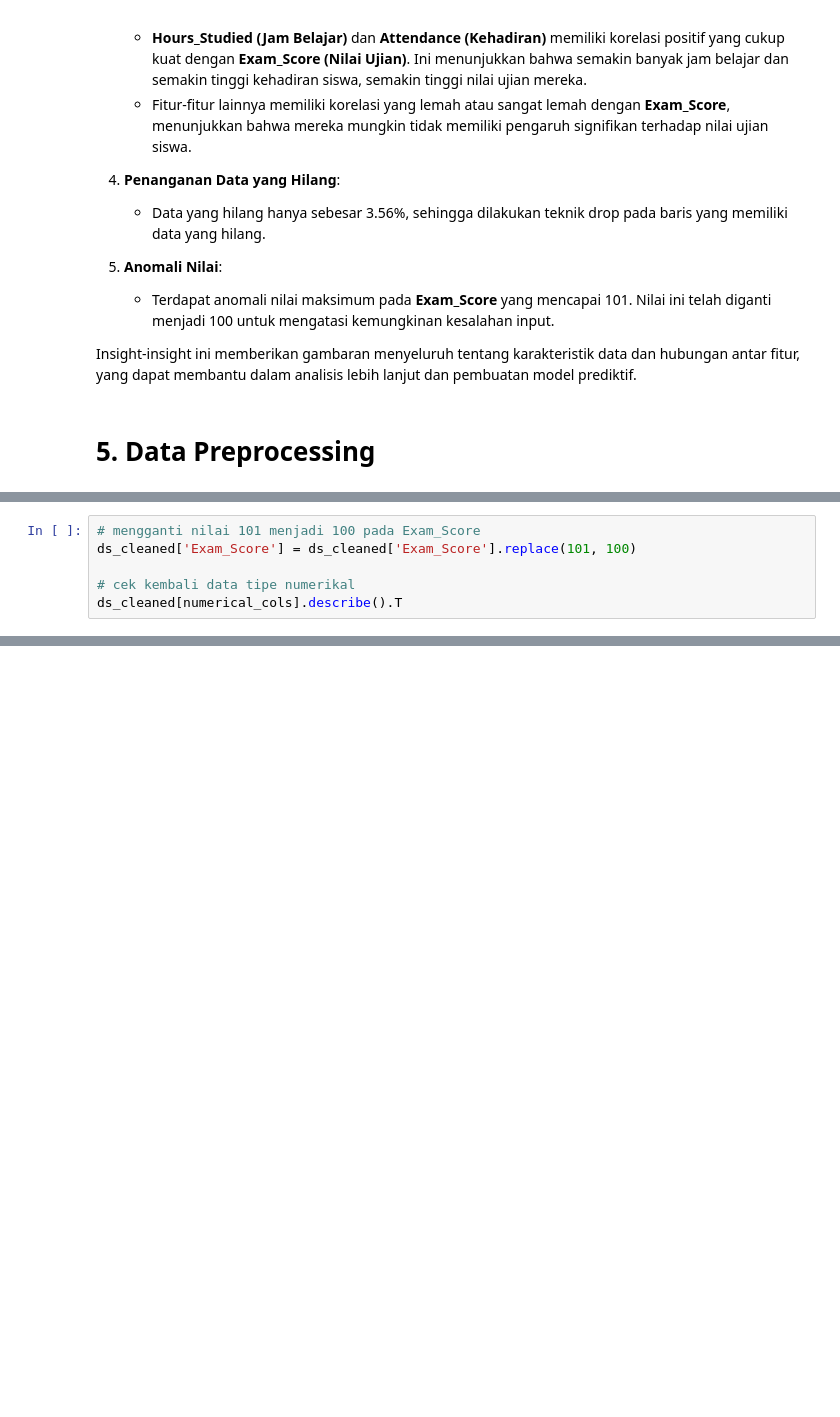
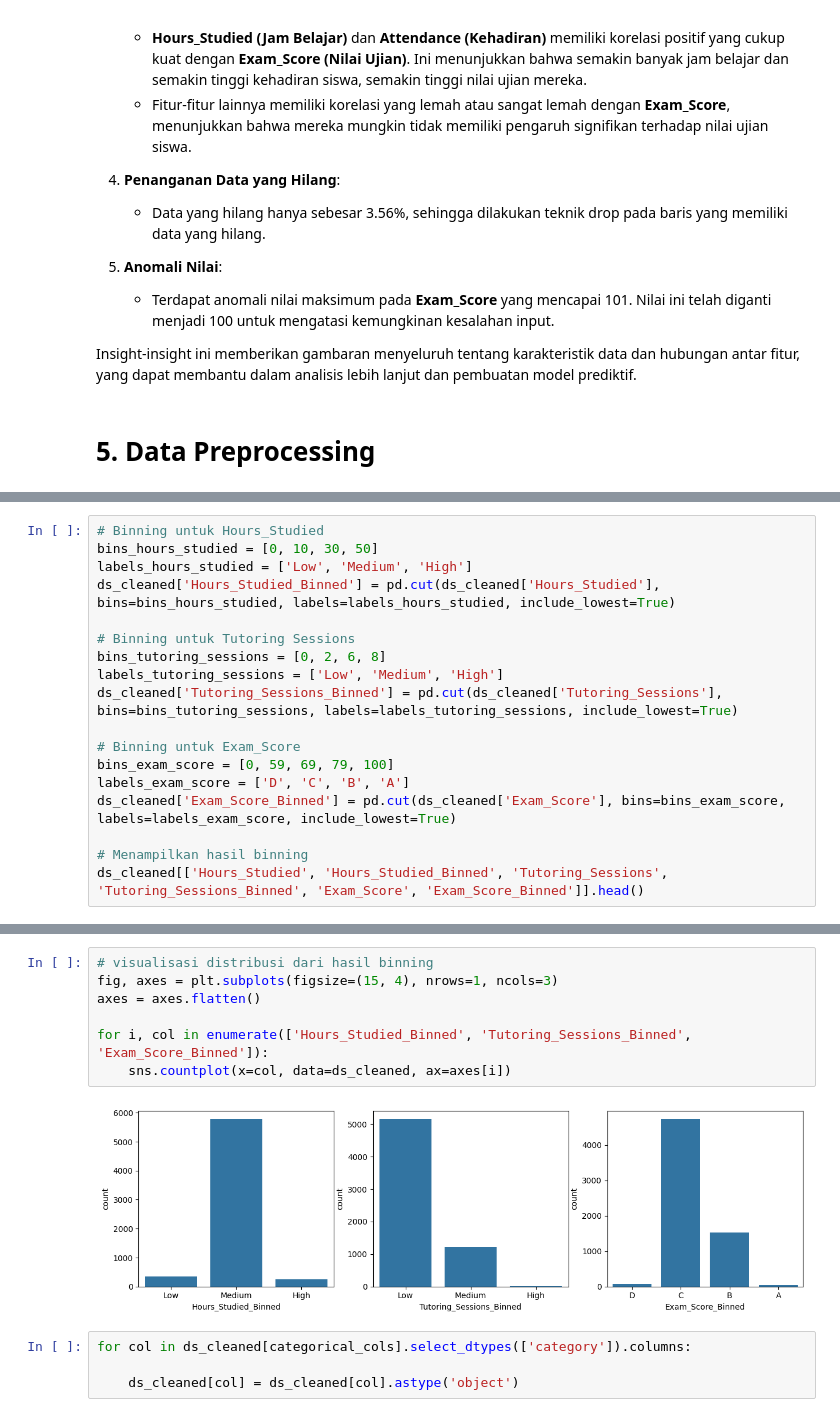
Before and after one commit to drewjd27/ml_clustering_to_classification, a Jupyter notebook: [Clustering] Submission Akhir BMLP_Andrew Jonatan Damanik.ipynb, the cells around one changed output, grey strips where cells are left out. Cells and saved outputs as stored; diff of their text form; blank space fills up the shorter version.

```diff
--- a/[Clustering] Submission Akhir BMLP_Andrew Jonatan Damanik.ipynb
+++ b/[Clustering] Submission Akhir BMLP_Andrew Jonatan Damanik.ipynb
@@ -466,6 +469,0 @@ print(ds_cleaned[duplicates])
-# %%
-# mengganti nilai 101 menjadi 100 pada Exam_Score
-ds_cleaned['Exam_Score'] = ds_cleaned['Exam_Score'].replace(101, 100)
-
-# cek kembali data tipe numerikal
-ds_cleaned[numerical_cols].describe().T
@@ -473,0 +472,18 @@ ds_cleaned.info()
+# %%
+# Binning untuk Hours_Studied
+bins_hours_studied = [0, 10, 30, 50]
+labels_hours_studied = ['Low', 'Medium', 'High']
+ds_cleaned['Hours_Studied_Binned'] = pd.cut(ds_cleaned['Hours_Studied'], bins=bins_hours_studied, labels=labels_hours_studied, include_lowest=True)
+
+# Binning untuk Tutoring Sessions
+bins_tutoring_sessions = [0, 2, 6, 8]
+labels_tutoring_sessions = ['Low', 'Medium', 'High']
+ds_cleaned['Tutoring_Sessions_Binned'] = pd.cut(ds_cleaned['Tutoring_Sessions'], bins=bins_tutoring_sessions, labels=labels_tutoring_sessions, include_lowest=True)
+
+# Binning untuk Exam_Score
+bins_exam_score = [0, 59, 69, 79, 100]
+labels_exam_score = ['D', 'C', 'B', 'A']
+ds_cleaned['Exam_Score_Binned'] = pd.cut(ds_cleaned['Exam_Score'], bins=bins_exam_score, labels=labels_exam_score, include_lowest=True)
+
+# Menampilkan hasil binning
+ds_cleaned[['Hours_Studied', 'Hours_Studied_Binned', 'Tutoring_Sessions', 'Tutoring_Sessions_Binned', 'Exam_Score', 'Exam_Score_Binned']].head()
@@ -473,0 +497,13 @@ ds_cleaned.info()
+# %%
+# visualisasi distribusi dari hasil binning
+fig, axes = plt.subplots(figsize=(15, 4), nrows=1, ncols=3)
+axes = axes.flatten()
+
+for i, col in enumerate(['Hours_Studied_Binned', 'Tutoring_Sessions_Binned', 'Exam_Score_Binned']):
+    sns.countplot(x=col, data=ds_cleaned, ax=axes[i])
+# %% [output]
+[figure, added]
+# %%
+for col in ds_cleaned[categorical_cols].select_dtypes(['category']).columns:
+
+    ds_cleaned[col] = ds_cleaned[col].astype('object')
```
Also changed, not shown: parts of 28 cells of this notebook.
